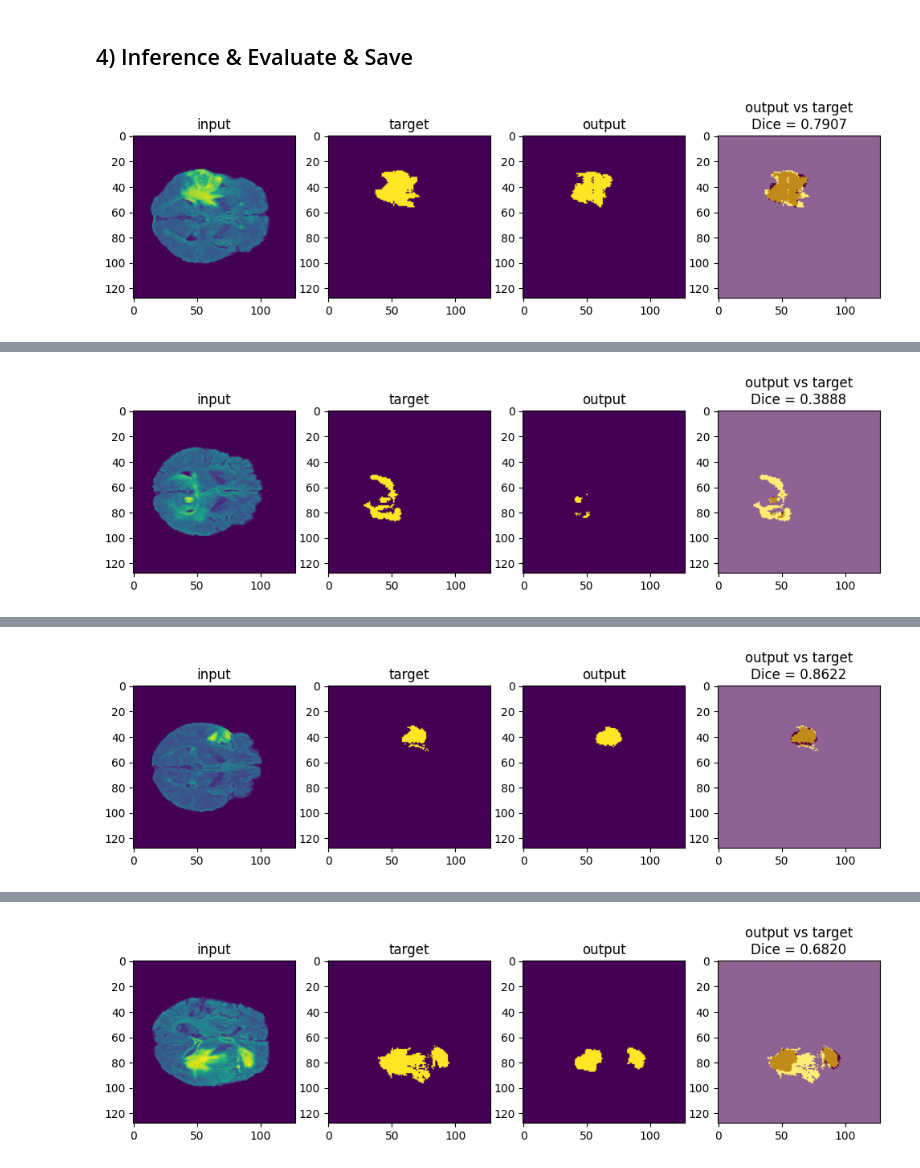
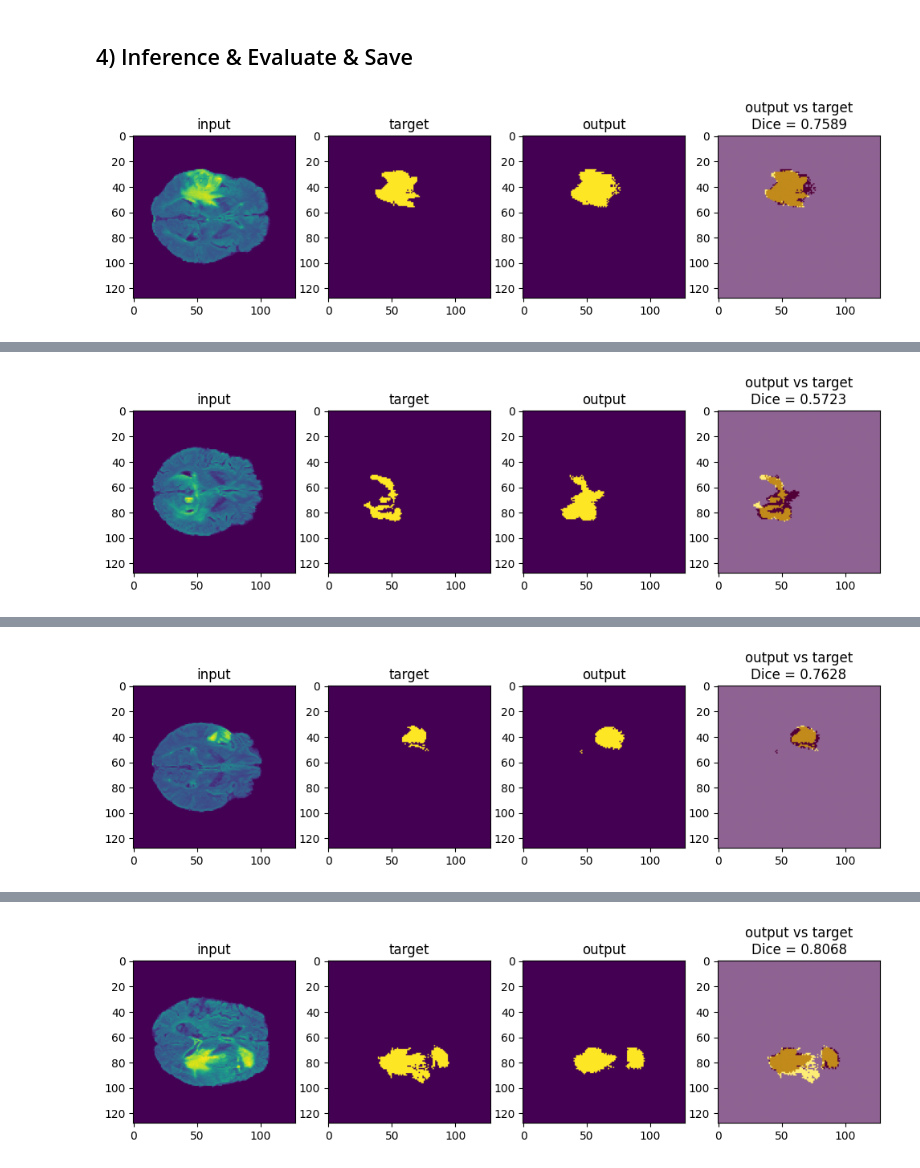
Before and after one commit to pvateekul/digitalhealth-ai2025, a Jupyter notebook: code/Class05_MONAI/Lab_5_2_MONAI(3Dsegmentaton).ipynb, the cells around one changed output, grey strips where cells are left out. Cells and saved outputs as stored; diff of their text form; code cells hidden in the pictures.

```diff
--- a/code/Class05_MONAI/Lab_5_2_MONAI(3Dsegmentaton).ipynb
+++ b/code/Class05_MONAI/Lab_5_2_MONAI(3Dsegmentaton).ipynb
@@ -150,6 +170,7 @@ post_pred = Compose([AsDiscrete(argmax=True, to_onehot=2)])
 post_label = Compose([AsDiscrete(to_onehot=2)])
 # %%
 # DataLoader 3D -> 2D
+buffer_size = 30
 train_ds = CacheDataset(data=train_files, transform=train_transforms, cache_rate=1.0, num_workers=4)
 val_ds = CacheDataset(data=val_files, transform=val_transforms, cache_rate=1.0, num_workers=4)
 
@@ -160,11 +181,11 @@ patch_transform = Compose([
     ])
 
 train_patch_ds = monai.data.GridPatchDataset(data=train_ds, patch_iter=patch_func, transform=patch_transform, with_coordinates=False)
-train_shuffle_ds = monai.data.ShuffleBuffer(train_patch_ds, buffer_size=30, seed=0)
+train_shuffle_ds = monai.data.ShuffleBuffer(train_patch_ds, buffer_size=buffer_size, seed=0)
 train_loader = DataLoader(train_shuffle_ds, batch_size=4, num_workers=4, pin_memory=torch.cuda.is_available())
 
 val_patch_ds = monai.data.GridPatchDataset(data=val_ds, patch_iter=patch_func, transform=patch_transform, with_coordinates=False)
-val_shuffle_ds = monai.data.ShuffleBuffer(val_patch_ds, buffer_size=30, seed=0)
+val_shuffle_ds = monai.data.ShuffleBuffer(val_patch_ds, buffer_size=buffer_size, seed=0)
 val_loader = DataLoader(val_shuffle_ds, batch_size=4, num_workers=4, pin_memory=torch.cuda.is_available())
 # %% [markdown]
 ## 3) Define Model & Set Hyper Parameter
@@ -184,14 +205,14 @@ Important: If you're on google colab the checkpoint will not be saved permanentl
 # %%
 device = torch.device("cuda")
 model = UNet(spatial_dims=2, in_channels=1, out_channels=2,
-             channels=(16, 32, 64, 128), strides=(2, 2, 2), num_res_units=2, norm=Norm.BATCH).to(device)
+             channels=(16, 32, 64, 128), strides=(2, 2, 2)).to(device)
 
 learning_rate = 0.0001 # @param {type:"slider", min:1e-4, max:1e-3, step:1e-4}
 loss_function = DiceCELoss(to_onehot_y=True, softmax=True)
 optimizer = torch.optim.Adam(model.parameters(), learning_rate)
 dice_metric = DiceMetric(include_background=False, reduction="mean")
 
-max_epochs = 50  # @param {type:"slider", min:5, max:100, step:1}
+max_epochs = 20  # @param {type:"slider", min:5, max:100, step:1}
 val_interval = 2 # @param {type:"slider", min:1, max:10, step:1}
 # %% [markdown]
 ## 3) Train Model
@@ -350,7 +413,6 @@ with torch.no_grad():
         test_inputs = test_data["image"].to(device)
         sw_batch_size = 1
         axial_inferer = SliceInferer(roi_size=(128, 128), spatial_dim=2, sw_batch_size=1, cval=-1, progress=True)
-
         output = axial_inferer(test_inputs, model)
 
         pred = torch.argmax(output, dim=1, keepdim=True)
@@ -358,7 +420,6 @@ with torch.no_grad():
 
         dice_metric(y_pred=pred, y=test_data["label"].to(device))
         DSC_all.append(dice_metric.aggregate().item())
-
 
         plt.figure("check", (12, 6))
         plt.subplot(1, 4, 1)
@@ -376,7 +437,7 @@ with torch.no_grad():
         plt.imshow(pred[0][0][:, :, 60].detach().cpu().numpy(), alpha=0.4, cmap="Reds")
         plt.show()
 
-        test_data["pred"] = pred
+        test_data["pred"] = output
         test_data = [post_transforms(i) for i in decollate_batch(test_data)]
 
         # Create the output directory if it doesn't exist
@@ -402,4 +463,4 @@ with torch.no_grad():
 
 print(f"\nMean Dice: {np.mean(DSC_all):.4f}")
 # %% [output]
-[figure, old version]
+[figure, new version]
@@ -407,2 +468,2 @@ print(f"\nMean Dice: {np.mean(DSC_all):.4f}")
 NIfTI file saved in output/UNet
-[figure, old version]
+[figure, new version]
@@ -413,2 +474,2 @@ NIfTI file saved in output/UNet
 NIfTI file saved in output/UNet
-[figure, old version]
+[figure, new version]
```
Also changed, not shown: parts of 8 cells of this notebook.
